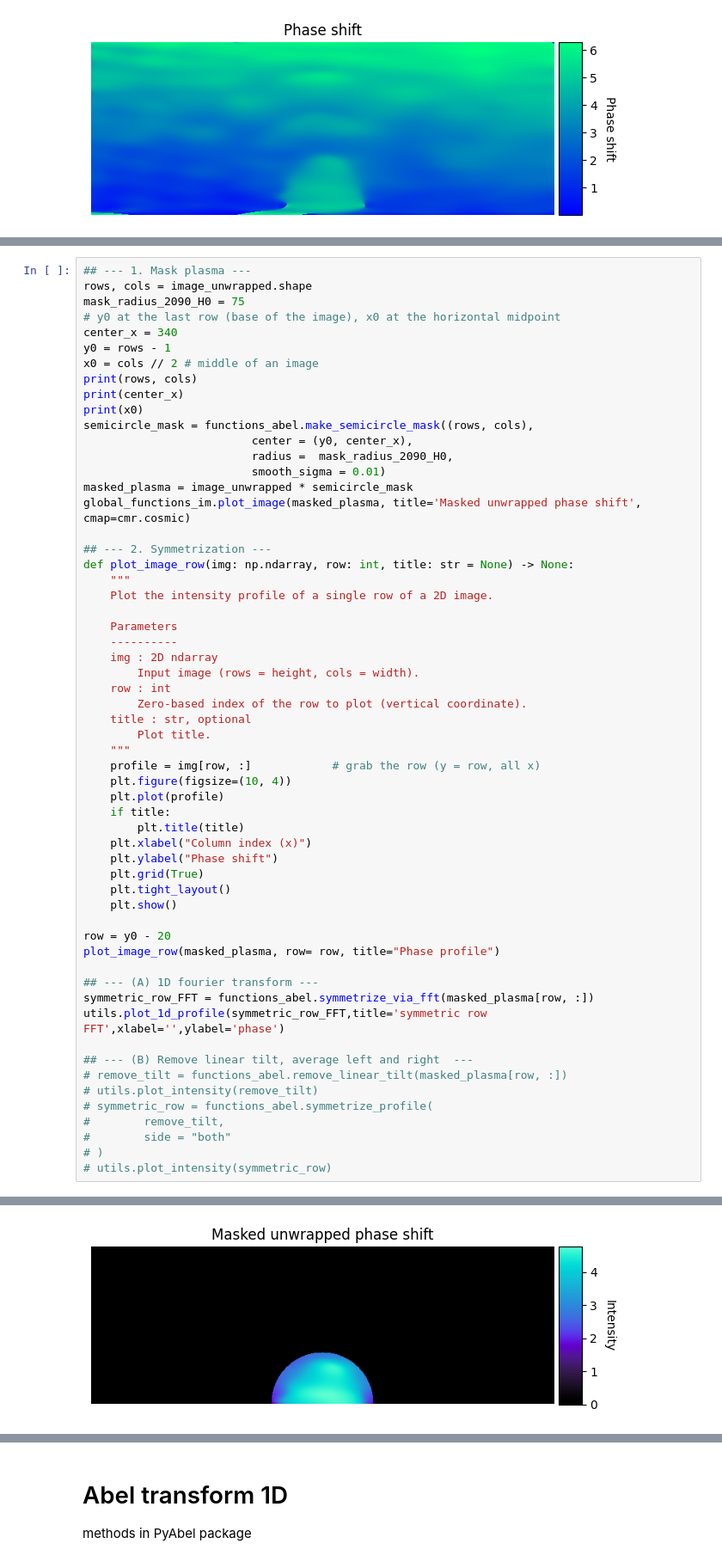
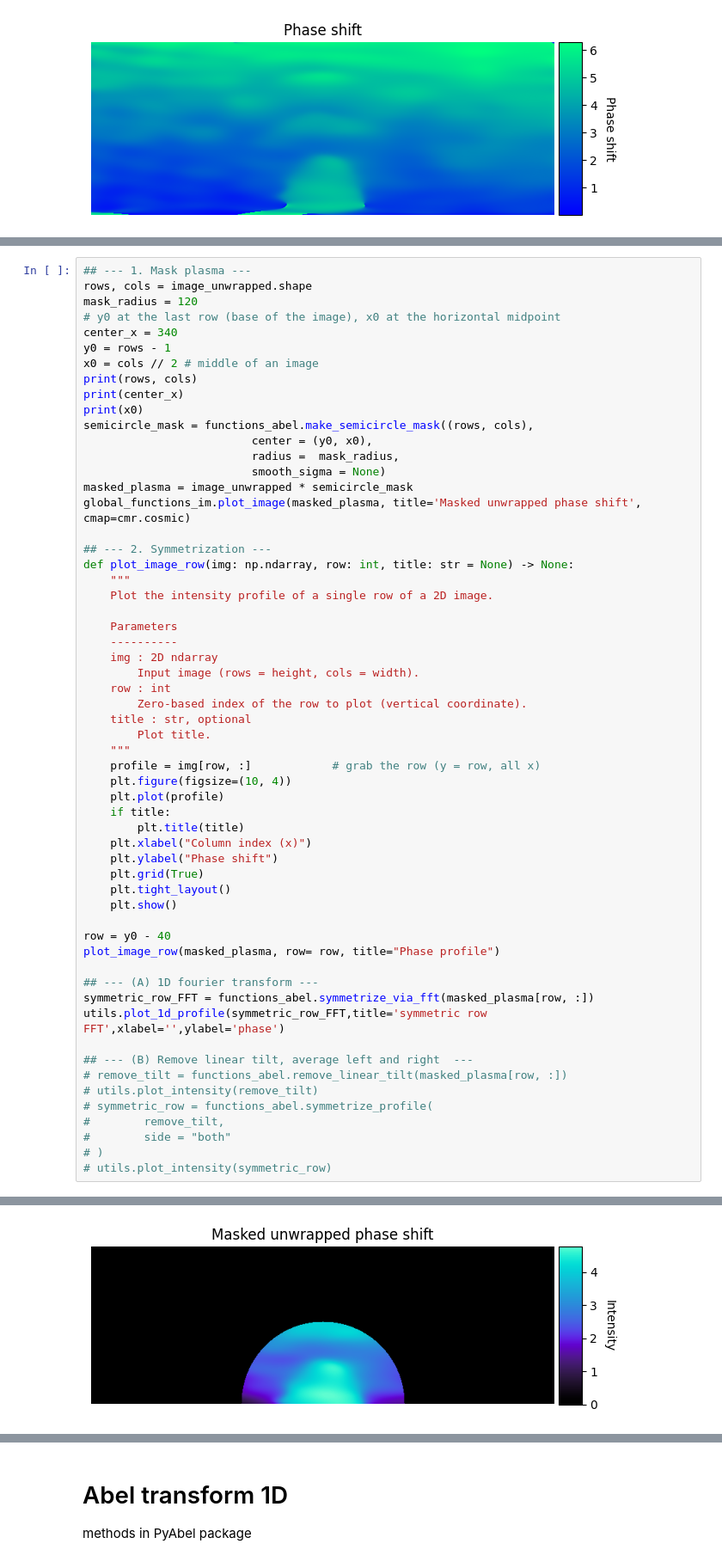
Before and after one commit to josef-codes/Abel-inversion, a Jupyter notebook: src/Phase_shift_extraction_automated.ipynb, the cells around one changed output, grey strips where cells are left out. Shown at 86% size. Cells and saved outputs as stored; diff of their text form.

```diff
--- a/src/Phase_shift_extraction_automated.ipynb
+++ b/src/Phase_shift_extraction_automated.ipynb
@@ -338,7 +279,7 @@ I need to check which algorithm is the best for the job.
 # %%
 ## --- 1. Mask plasma ---
 rows, cols = image_unwrapped.shape
-mask_radius_2090_H0 = 75
+mask_radius = 120
 # y0 at the last row (base of the image), x0 at the horizontal midpoint
 center_x = 340
 y0 = rows - 1
@@ -347,9 +288,9 @@ print(rows, cols)
 print(center_x)
 print(x0)
 semicircle_mask = functions_abel.make_semicircle_mask((rows, cols),
-                         center = (y0, center_x),
-                         radius =  mask_radius_2090_H0,
-                         smooth_sigma = 0.01)
+                         center = (y0, x0),
+                         radius =  mask_radius,
+                         smooth_sigma = None)
 masked_plasma = image_unwrapped * semicircle_mask
 global_functions_im.plot_image(masked_plasma, title='Masked unwrapped phase shift', cmap=cmr.cosmic)
 
@@ -369,32 +310,32 @@ def plot_image_row(img: np.ndarray, row: int, title: str = None) -> None:
     """
     profile = img[row, :]            # grab the row (y = row, all x)
     plt.figure(figsize=(10, 4))
     plt.plot(profile)
     if title:
         plt.title(title)
     plt.xlabel("Column index (x)")
     plt.ylabel("Phase shift")
     plt.grid(True)
     plt.tight_layout()
     plt.show()
 
-row = y0 - 20
+row = y0 - 40
 plot_image_row(masked_plasma, row= row, title="Phase profile")
 
 ## --- (A) 1D fourier transform ---
 symmetric_row_FFT = functions_abel.symmetrize_via_fft(masked_plasma[row, :])
 utils.plot_1d_profile(symmetric_row_FFT,title='symmetric row FFT',xlabel='',ylabel='phase')
 
 ## --- (B) Remove linear tilt, average left and right  ---
 # remove_tilt = functions_abel.remove_linear_tilt(masked_plasma[row, :])
 # utils.plot_intensity(remove_tilt)
 # symmetric_row = functions_abel.symmetrize_profile(
 #        remove_tilt,
 #        side = "both"
 # )
 # utils.plot_intensity(symmetric_row)
 # %% [output]
 232 682
 340
 341
-[figure, old version]
+[figure, new version]
```
Also changed, not shown: parts of 17 cells of this notebook, 4 other files.
